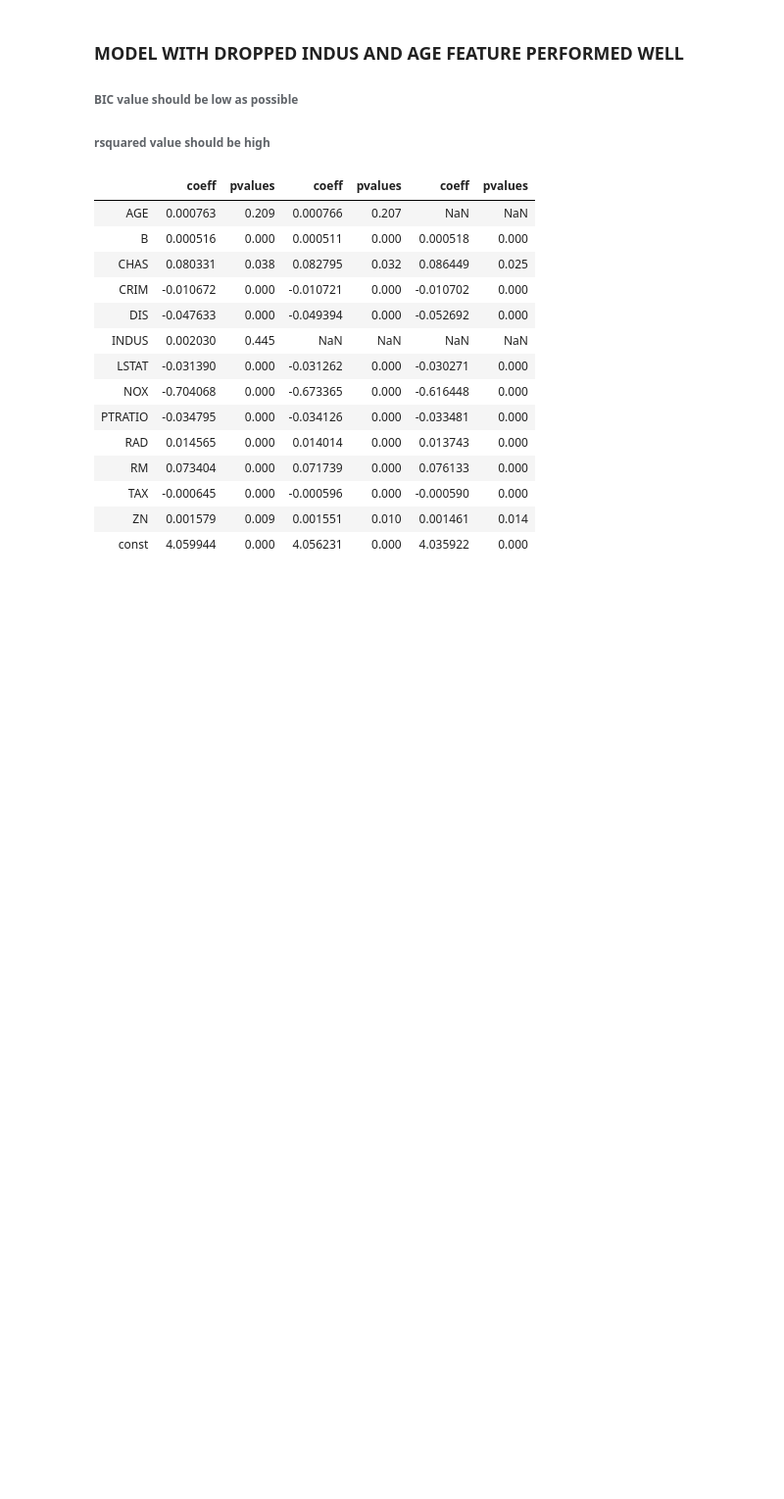
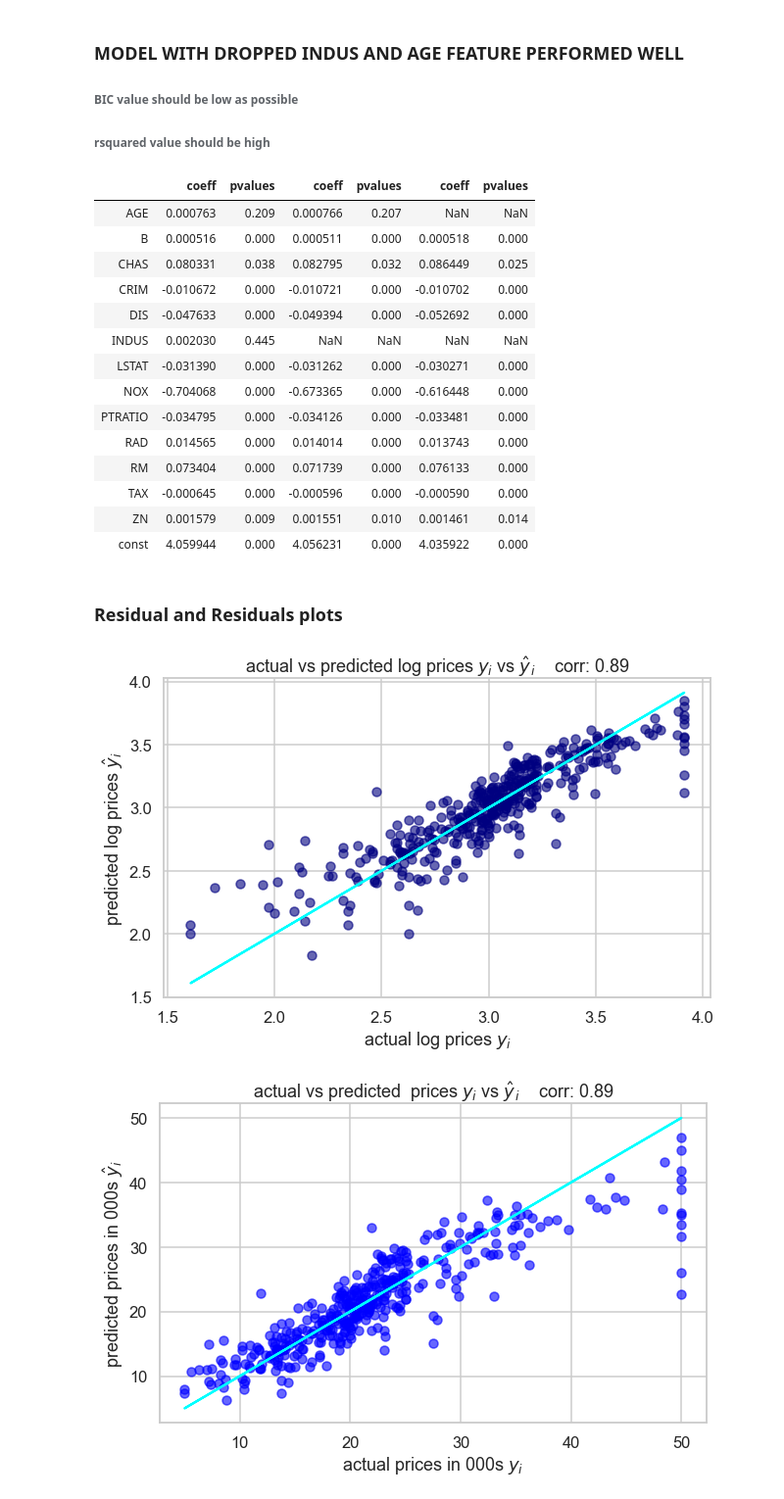
Before and after one commit to Nagaraj-U/Boston-Houseprice-Predictions, a Jupyter notebook: Boston_HousePrices_Prediction.ipynb, the cells around one changed output. Shown at 98% size. Saved outputs shown, nothing was run; the diff lists cells and outputs as text; code cells hidden in the pictures; blank space fills up the shorter version.

Commit message:
analyzing residuals

```diff
--- a/Boston_HousePrices_Prediction.ipynb
+++ b/Boston_HousePrices_Prediction.ipynb
@@ -909,3 +909,50 @@ pd.concat(frames,axis=1,sort=True)
 | TAX | -0.000645 | 0.000 | -0.000596 | 0.000 | -0.000590 | 0.000 |
 | ZN | 0.001579 | 0.009 | 0.001551 | 0.010 | 0.001461 | 0.014 |
 | const | 4.059944 | 0.000 | 4.056231 | 0.000 | 4.035922 | 0.000 |
+# %% [markdown]
+### Residual and Residuals plots
+# %%
+# Modified Model : tramsformed(using log prices) and simplified(dropping two features)
+prices = np.log(data['PRICES'])
+features = data.drop(['PRICES','INDUS','AGE'],axis=1)
+
+X_train, X_test, y_train, y_test = train_test_split(features, prices, test_size=0.2 ,random_state=10)
+
+# Using statsmodel
+
+X_include_const = sm.add_constant(X_train) #adding intercept and coeff
+model = sm.OLS(y_train,X_include_const)
+results = model.fit()
+
+# Residuals
+
+# residuals = y_train - results.fittedvalues
+# residuals
+        #OR
+#results.resid
+
+#Graph of actual and predicted values
+corr = y_train.corr(results.fittedvalues)
+round(corr,3)
+
+# Log prices
+plt.figure(figsize=(10,6))
+plt.scatter(x=y_train,y=results.fittedvalues,alpha=0.6,c='navy')
+plt.plot(y_train,y_train,color='cyan')
+plt.xlabel('actual log prices $ y_i $')
+plt.ylabel('predicted log prices $ \hat y_i$')
+plt.title(f'actual vs predicted log prices $y_i$ vs $\hat y_i$    corr: {round(corr,3)}')
+plt.show()
+
+
+# Actual prices
+plt.figure(figsize=(10,6))
+plt.scatter(x=np.e**y_train,y=np.e**results.fittedvalues,alpha=0.6,c='blue')
+plt.plot(np.e**y_train,np.e**y_train,color='cyan')
+plt.xlabel('actual prices in 000s $ y_i $')
+plt.ylabel('predicted prices in 000s $ \hat y_i$')
+plt.title(f'actual vs predicted  prices $y_i$ vs $\hat y_i$    corr: {round(corr,3)}')
+plt.show()
+# %% [output]
+[figure, added]
+[figure, added]
```
Also changed, not shown: parts of 2 cells of this notebook.
